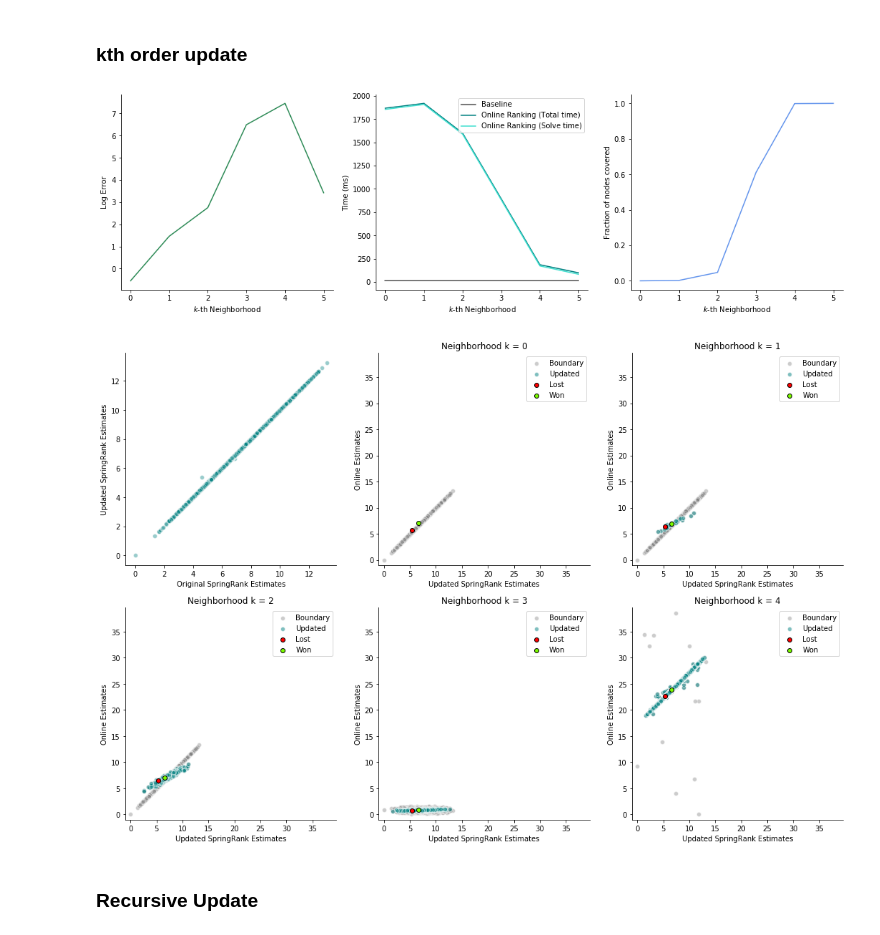
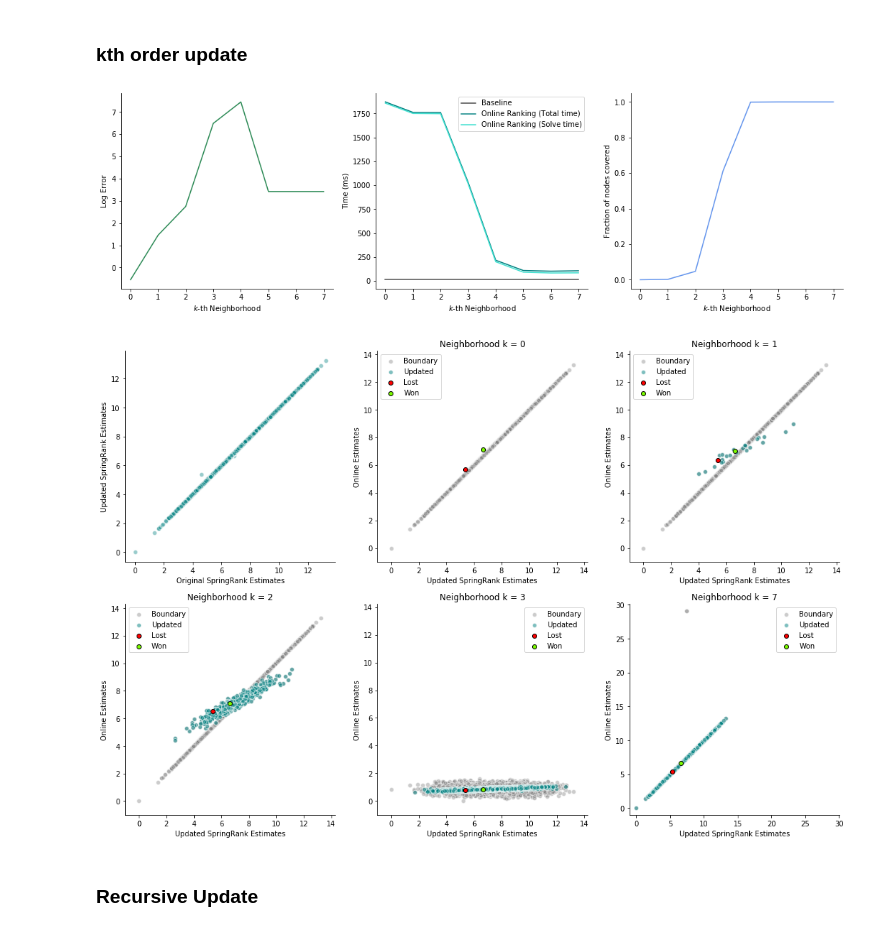
Before and after one commit to AparaV/SpringRankGroups, a Jupyter notebook: api/jupyter/online_ranking.ipynb, the cells around one changed output. Cells and saved outputs as stored; diff of their text form; code cells hidden in the pictures.

Commit message:
Regenerate plots for one pass update

```diff
--- a/api/jupyter/online_ranking.ipynb
+++ b/api/jupyter/online_ranking.ipynb
@@ -300,7 +300,7 @@ elapsed_times = []
 neighbor_times = []
 solve_times = []
 
-max_order = 5
+max_order = 7
 orders = list(range(max_order+1))
 
 for k in orders:
@@ -359,7 +359,7 @@ plt.savefig("../../figures/OnePassOnlineGraphs_" + str(N) + ".png", dpi=200, bbo
 
 plt.show()
 # %% [output]
-[figure, old version]
+[figure, new version]
 # %%
 fig, ax = plt.subplots(2, 3, figsize=(18, 12))
 
@@ -371,36 +371,38 @@ ax[0,0].set_xlabel("Original SpringRank Estimates")
 ax[0,0].set_ylabel("Updated SpringRank Estimates")
 # ax[0,0].set_title("")
 
 for i in range(2):
     for j in range(3):
         if j == 0 and i == 0:
             continue
         k = i*3 + j - 1
+        if k == 4:
+            k = 7
 
         ax[i,j].spines['top'].set_visible(False)
         ax[i,j].spines['right'].set_visible(False)
 
         ax[i,j].scatter(s, s_all[k], color="grey", edgecolor="white", alpha=0.4, label="Boundary")
 
         ax[i,j].scatter(s[neighbors[k]], s_all[k][neighbors[k]],
                         color="teal", edgecolor="white", alpha=0.5, label="Updated")
 
         ax[i,j].scatter(s[node_x], s_all[k][node_x], color="red", edgecolor="black", label="Lost")
         ax[i,j].scatter(s[node_y], s_all[k][node_y], color="lawngreen", edgecolor="black", label="Won")
 
-        ax[i,j].set_xlim(min(np.min(s), np.min(s_all))-1, max(np.max(s), np.max(s_all))+1)
-        ax[i,j].set_ylim(min(np.min(s), np.min(s_all))-1, max(np.max(s), np.max(s_all))+1)
+        ax[i,j].set_xlim(min(np.min(s), np.min(s_all[k]))-1, max(np.max(s), np.max(s_all[k]))+1)
+        ax[i,j].set_ylim(min(np.min(s), np.min(s_all[k]))-1, max(np.max(s), np.max(s_all[k]))+1)
 
         ax[i,j].set_xlabel("Updated SpringRank Estimates")
         ax[i,j].set_ylabel("Online Estimates")
         ax[i,j].set_title(r"Neighborhood k = {}".format(k))
 
         ax[i,j].legend()
 
 plt.savefig("../../figures/OnePassOnlineUpdates" + str(N) + ".png", dpi=200, bbox_inches="tight")
 plt.show()
 # %% [output]
-[figure, old version]
+[figure, new version]
 # %% [markdown]
 ### Recursive Update
 # %%
```
Also changed, not shown: 2 other files.
